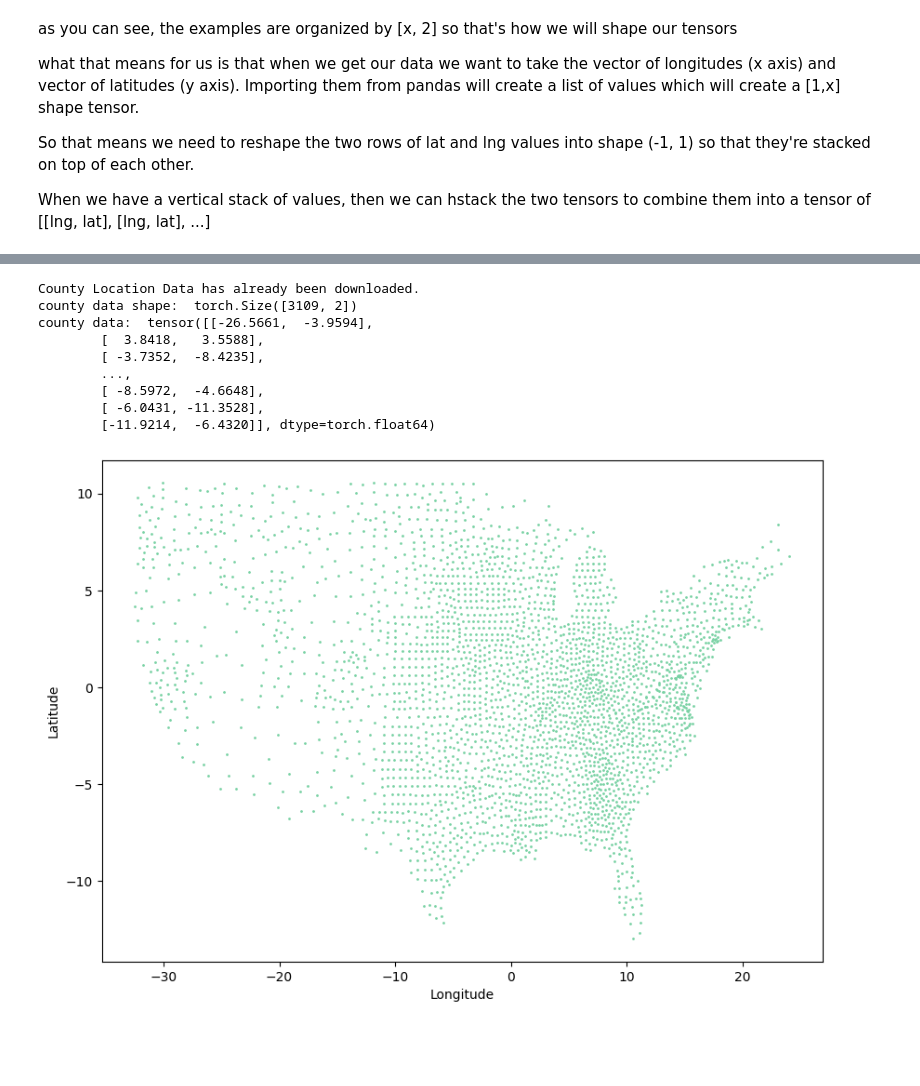
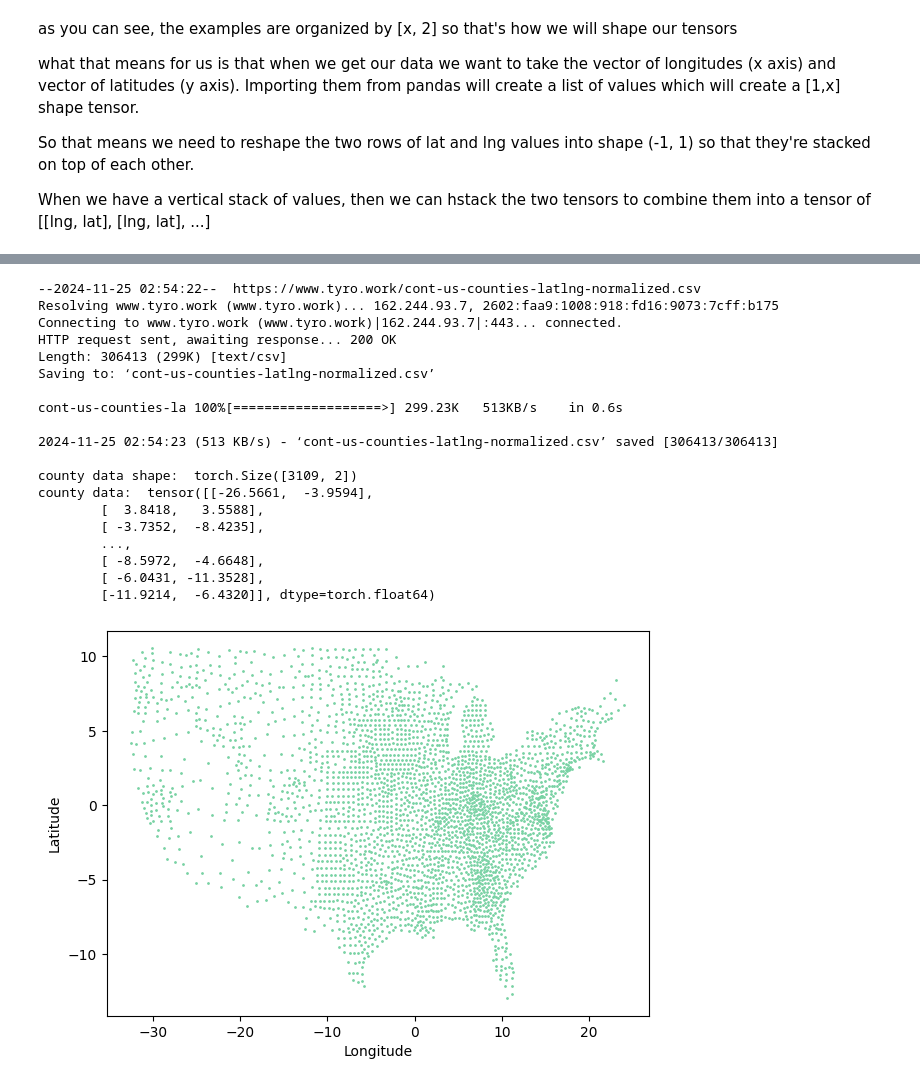
Before and after one commit to Tyrowo/county-population-clustering, a Jupyter notebook: K-Means Clustering.ipynb, the cells around one changed output, grey strips where cells are left out. Cells and saved outputs as stored; diff of their text form; code cells hidden in the pictures; blank space fills up the shorter version.

```diff
--- a/K-Means Clustering.ipynb
+++ b/K-Means Clustering.ipynb
@@ -124,36 +125,46 @@ drawing_df = pd.read_csv('/content/cont-us-counties-latlng-normalized.csv')
 draw_lat_tensor = torch.tensor(drawing_df['lat'].values)
 draw_lat_tensor = draw_lat_tensor.reshape(-1, 1)
 draw_lng_tensor = torch.tensor(drawing_df['lng'].values)
 draw_lng_tensor = draw_lng_tensor.reshape(-1, 1)
 # i thought we needed to vstack these, but we actually need hstack
 draw_lnglat_tensor = torch.hstack((draw_lng_tensor, draw_lat_tensor))
 print("county data shape: ", draw_lnglat_tensor.shape)
 print('county data: ', draw_lnglat_tensor)
 # these constants will be useful for randomizing our centroids
 lat_max = draw_lat_tensor.max().item()
 lat_min = draw_lat_tensor.min().item()
 lng_max = draw_lng_tensor.max().item()
 lng_min = draw_lng_tensor.min().item()
 
 def draw_counties():
-  plt.figure(figsize = (10,7))
+  plt.figure(figsize = (7,5))
   plt.scatter(draw_lnglat_tensor[:, 0], draw_lnglat_tensor[:, 1], c='#79d2a4', marker='.', s=4, label='U.S. Counties')
   plt.xlabel('Longitude')
   plt.ylabel('Latitude')
 
 # now we have a method to quickly draw the county locations
 draw_counties()
 # %% [output]
-County Location Data has already been downloaded.
+--2024-11-25 02:54:22--  https://www.tyro.work/cont-us-counties-latlng-normalized.csv
+Resolving www.tyro.work (www.tyro.work)... 162.244.93.7, 2602:faa9:1008:918:fd16:9073:7cff:b175
+Connecting to www.tyro.work (www.tyro.work)|162.244.93.7|:443... connected.
+HTTP request sent, awaiting response... 200 OK
+Length: 306413 (299K) [text/csv]
+Saving to: ‘cont-us-counties-latlng-normalized.csv’
+
+cont-us-counties-la 100%[===================>] 299.23K   513KB/s    in 0.6s
+
+2024-11-25 02:54:23 (513 KB/s) - ‘cont-us-counties-latlng-normalized.csv’ saved [306413/306413]
+
 county data shape:  torch.Size([3109, 2])
 county data:  tensor([[-26.5661,  -3.9594],
         [  3.8418,   3.5588],
         [ -3.7352,  -8.4235],
         ...,
         [ -8.5972,  -4.6648],
         [ -6.0431, -11.3528],
         [-11.9214,  -6.4320]], dtype=torch.float64)
-[figure, old version]
+[figure, new version]
 # %%
 x = [0, 1, 2]
 y = [3, 4, 5]
```
Also changed, not shown: parts of 6 cells of this notebook.
